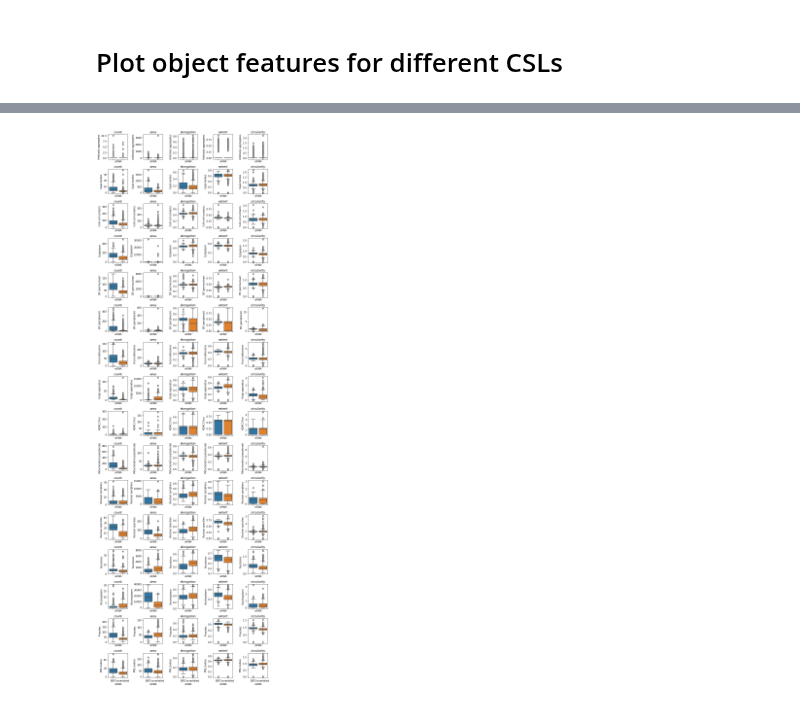
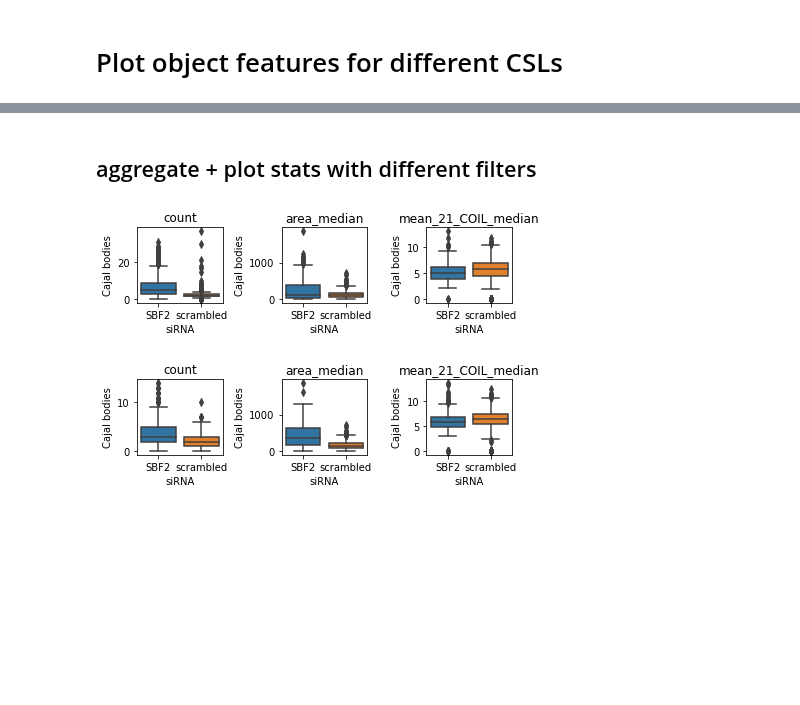
Before and after one commit to theislab/campa_ana, a Jupyter notebook: figures/fig5_object_features_SBF2.ipynb, the cells around one changed output, grey strips where cells are left out. Cells and saved outputs as stored; diff of their text form; code cells hidden in the pictures; blank space fills up the shorter version.

```diff
--- a/figures/fig5_object_features_SBF2.ipynb
+++ b/figures/fig5_object_features_SBF2.ipynb
@@ -15,21 +51,30 @@ extrs = {data_dir: FeatureExtractor.from_adata(os.path.join(exp.full_path, 'aggr
+# %% [markdown]
+## aggregate + plot stats with different filters
 # %%
-adata = ad.concat([extr.adata for extr in extrs.values()], index_unique='-', uns_merge='same')
+# aggregate object statistics
+for extr in extrs.values():
+    _ = extr.get_object_stats(area_threshold=10, agg=['median'])
+# combined adatas for plotting
+adata_object_stats_old = ad.concat([extr.adata for extr in extrs.values()], index_unique='-', uns_merge='same')
-# %%
-def plot_object_features(adata, group_key, features=None, agg='median'):
-    if features is None:
-        features = ['count', 'area', 'elongation', 'extent', 'circularity']
-    clusters = adata.uns['clusters']
-    fig, axes = plt.subplots(len(clusters), len(features), figsize=(len(features)*2, len(clusters)*2), sharex=True)
-    for cl, row in enumerate(axes):
-        for i, ax in enumerate(row):
-            f = f'object_{features[i]}'
-            if features[i] != 'count':
-                f = f'{f}_{agg}'
-            df = adata.obsm[f].copy()
-            df[group_key] = adata.obs[group_key]
-            sns.boxplot(data=df, y=clusters[cl], x=group_key, ax=ax)
-            ax.set_title(features[i])
-    plt.tight_layout()
-plot_object_features(adata, 'siRNA')
-# %% [output]
-[figure, removed]
+# %%
+# get object statistics when filtering cajal bodies with intensity < 3
+# aggregate object statistics
+for extr in extrs.values():
+    old_df = extr.adata.uns['object_stats']
+    new_df = deepcopy(old_df[(old_df['mean_21_COIL'] > 5)  | (old_df['area'] > 50) | (old_df['clustering'] != 'Cajal bodies')])
+    extr.adata.uns['object_stats'] = new_df
+    _ = extr.get_object_stats(area_threshold=10, agg=['median'])
+    extr.adata.uns['object_stats'] = old_df
+# combined adatas for plotting
+adata_object_stats_new = ad.concat([extr.adata for extr in extrs.values()], index_unique='-', uns_merge='same')
+# %%
+# old: areas < 10 filtered
+plot_object_stats(adata_object_stats_old, 'siRNA', features=['count', 'area_median', 'mean_21_COIL_median'],
+                  clusters=['Cajal bodies']) #, 'Nucleolus'])
+
+# new areas < 10 filtered, and small cajal bodies (<=50) with low intensity (<= 5) filteres
+plot_object_stats(adata_object_stats_new, 'siRNA', features=['count', 'area_median', 'mean_21_COIL_median'],
+                  clusters=['Cajal bodies'])#, 'Nucleolus'])
+# %% [output]
+[figure, added]
+[figure, added]
```
Also changed, not shown: parts of 7 cells of this notebook.
